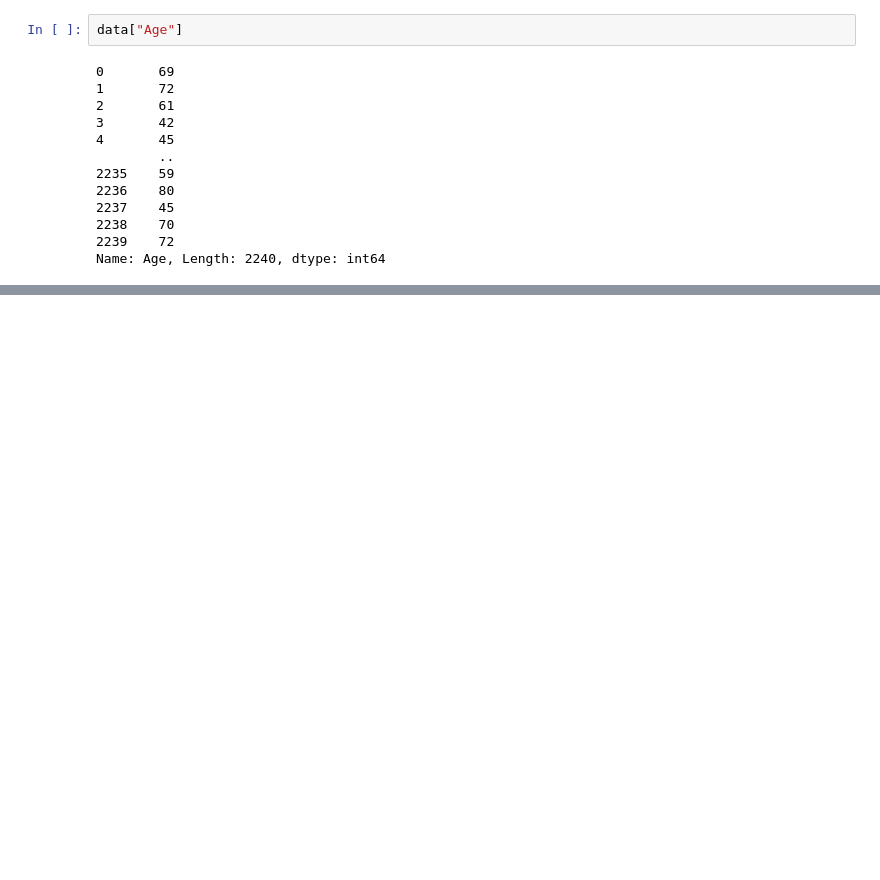
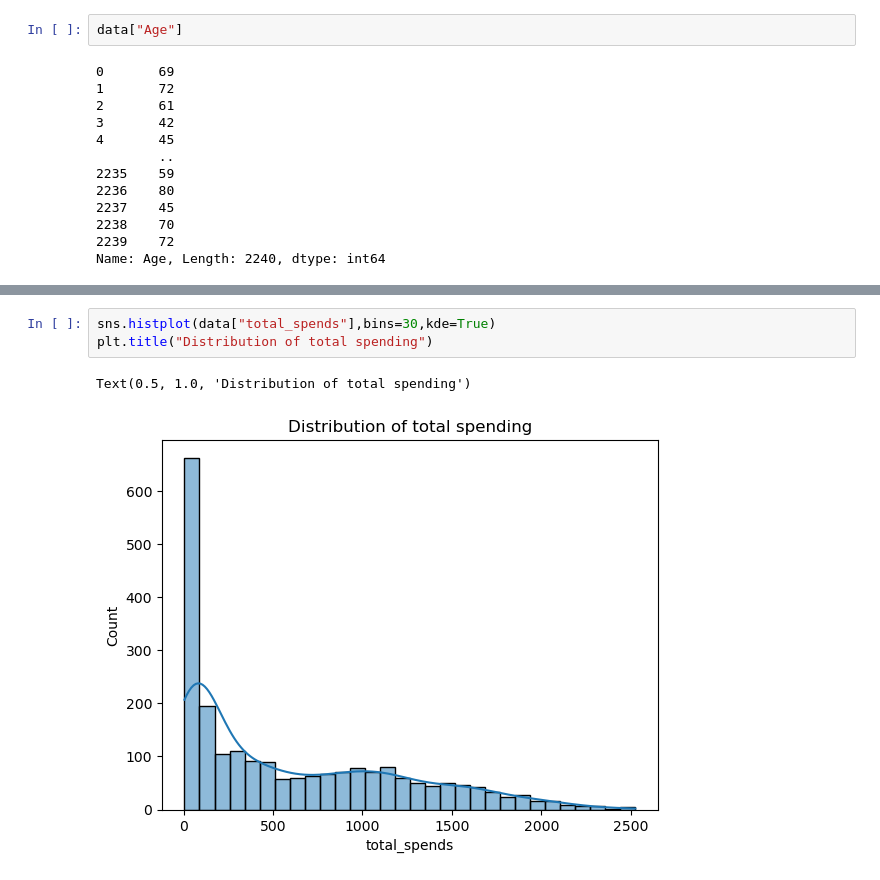
Before and after one commit to dsanmol/Customer_Segmentation_Analysis, a Jupyter notebook: model_train_analysis.ipynb, the cells around one changed output, grey strips where cells are left out. Drawn from its saved outputs; the diff is of its cells as text; blank space fills up the shorter version.

```diff
--- a/model_train_analysis.ipynb
+++ b/model_train_analysis.ipynb
@@ -164,0 +268,6 @@ Name: Age, Length: 2240, dtype: int64
+# %%
+sns.histplot(data["total_spends"],bins=30,kde=True)
+plt.title("Distribution of total spending")
+# %% [output]
+Text(0.5, 1.0, 'Distribution of total spending')
+[figure, added]
```
Also changed, not shown: parts of 24 cells of this notebook.
